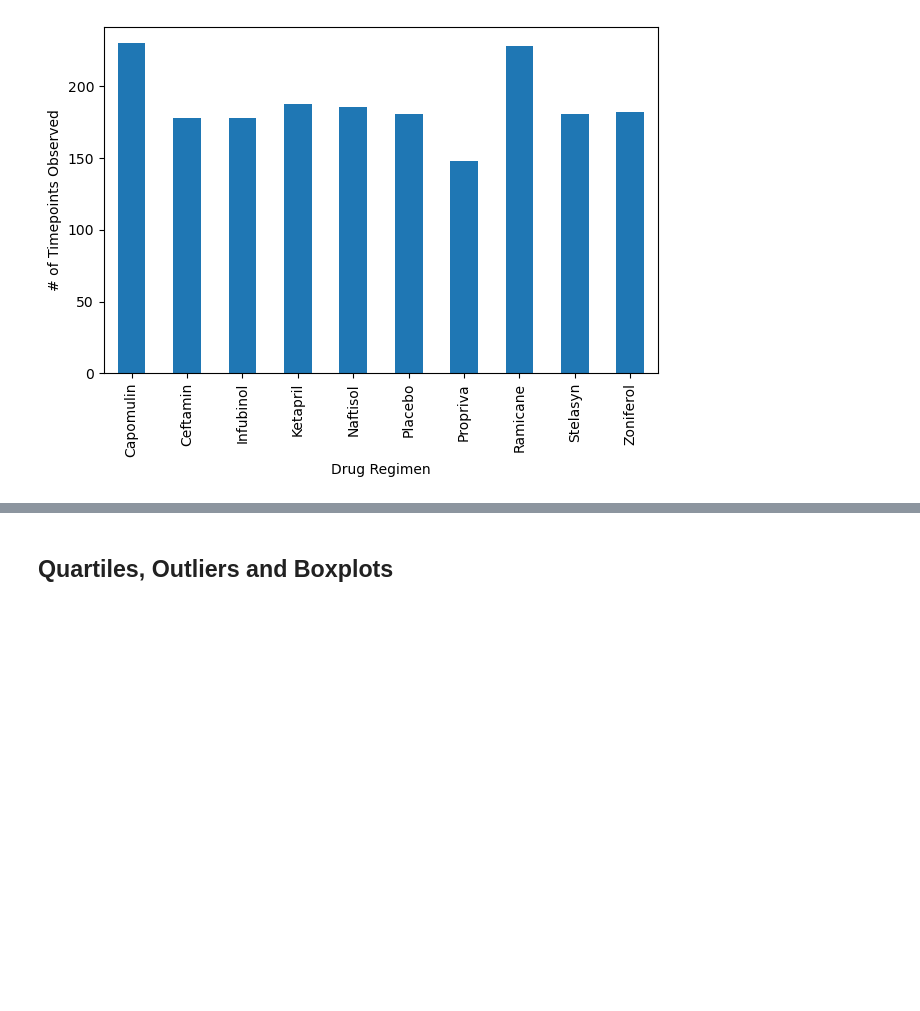
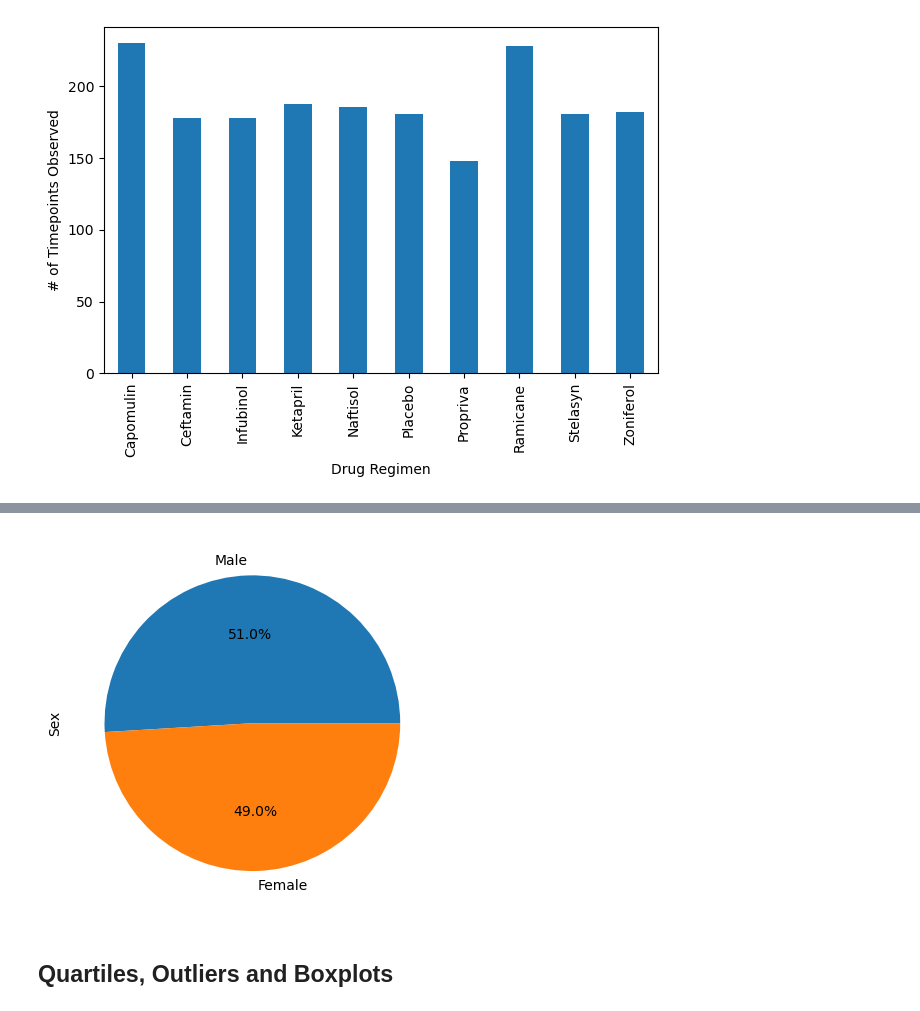
Before and after one commit to RondaJoy/Data-Visualization, a Jupyter notebook: Pymaceuticals/pymaceuticals_FINAL.ipynb, the cells around one changed output, grey strips where cells are left out. Drawn from its saved outputs; the diff is of its cells as text; code cells hidden in the pictures; blank space fills up the shorter version.

```diff
--- a/Pymaceuticals/pymaceuticals_FINAL.ipynb
+++ b/Pymaceuticals/pymaceuticals_FINAL.ipynb
@@ -179,3 +177,15 @@ plt.tight_layout()
+# %%
+# Generate a pie plot showing the distribution of female versus male mice using Pandas
+genderDF = pd.DataFrame(DupeID_filtered_out["Sex"])
+# Calculate the percentage
+gender_pct = genderDF['Sex'].value_counts(normalize=True)*100
+# Create the pie chart
+plt.pie(gender_pct, labels=gender_pct.index, autopct='%1.1f%%')
+plt.ylabel('Sex', rotation='vertical')
+plt.show()
+#genderDF.plot(kind='pie', y='Sex', autopct="%1.1f%%")
+# %% [output]
+[figure, added]
 # %%
 # Generate a pie plot showing the distribution of female versus male mice using pyplot
 # %% [markdown]
```
Also changed, not shown: parts of 2 cells of this notebook.
